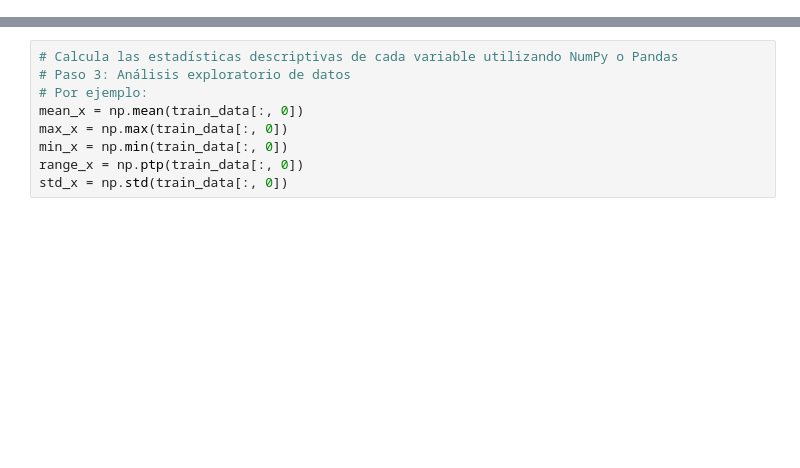
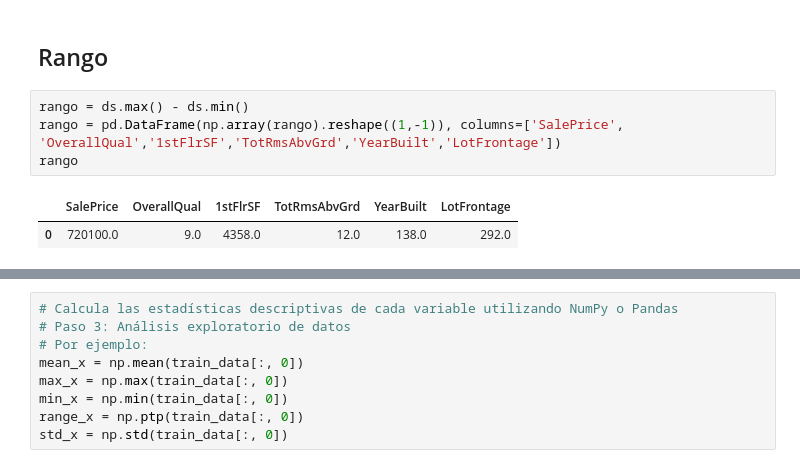
Before and after one commit to MarioEs92/Galileo-Proyecto, a Jupyter notebook: ProyectoNo1_MarioAlvarado.ipynb, the cells around one changed output, grey strips where cells are left out. Drawn from its saved outputs; the diff is of its cells as text; blank space fills up the shorter version.

```diff
--- a/ProyectoNo1_MarioAlvarado.ipynb
+++ b/ProyectoNo1_MarioAlvarado.ipynb
@@ -13,0 +76,9 @@ dataset.shape
+# %% [markdown]
+## Rango
+# %%
+rango = ds.max() - ds.min()
+rango = pd.DataFrame(np.array(rango).reshape((1,-1)), columns=['SalePrice', 'OverallQual','1stFlrSF','TotRmsAbvGrd','YearBuilt','LotFrontage'])
+rango
+# %% [output]
+|  | SalePrice | OverallQual | 1stFlrSF | TotRmsAbvGrd | YearBuilt | LotFrontage |
+| 0 | 720100.0 | 9.0 | 4358.0 | 12.0 | 138.0 | 292.0 |
```
Also changed, not shown: parts of 36 cells of this notebook.
